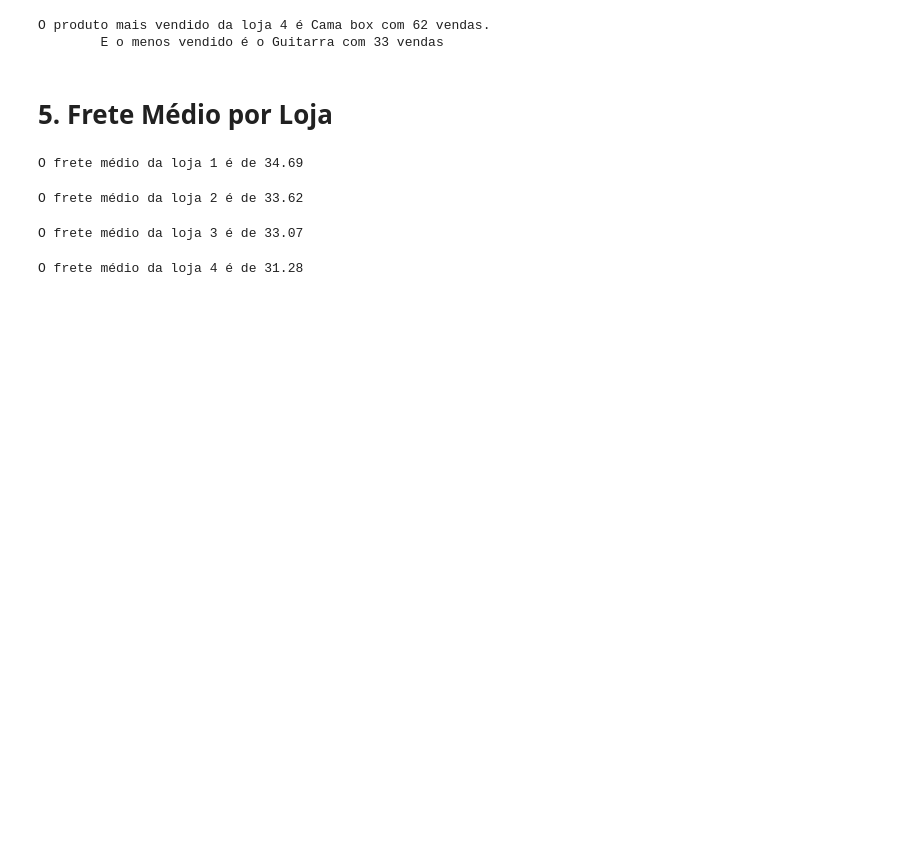
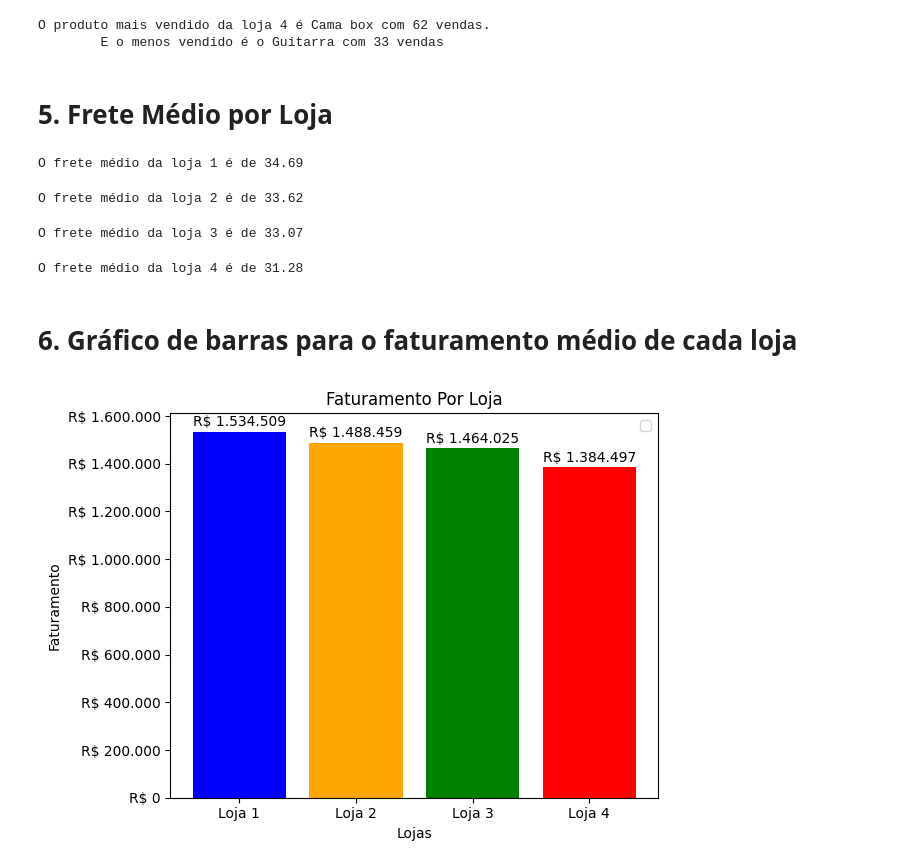
Before and after one commit to FranPomba/challenge1-data-science-main, a Jupyter notebook: AluraStoreBr.ipynb, the cells around one changed output. Cells and saved outputs as stored; diff of their text form; code cells hidden in the pictures; blank space fills up the shorter version.

Commit message:
implementacao dos graficos para analise de dados

```diff
--- a/AluraStoreBr.ipynb
+++ b/AluraStoreBr.ipynb
@@ -195,3 +195,33 @@ O frete médio da loja 3 é de 33.07
 print(f"O frete médio da loja 4 é de {frete_medio_loja4:.2f}")
 # %% [output]
 O frete médio da loja 4 é de 31.28
+# %% [markdown]
+# 6. Gráfico de barras para o faturamento médio de cada loja
+# %%
+import matplotlib.pyplot as plt
+import matplotlib.ticker as ticker
+
+faturamentos = {
+    "Loja 1": faturamento_loja1,
+    "Loja 2": faturamento_loja2,
+    "Loja 3": faturamento_loja3,
+    "Loja 4": faturamento_loja4,
+}
+
+plt.bar(faturamentos.keys(), faturamentos.values(), color=["blue", "orange", "green", "red"])
+plt.title("Faturamento Por Loja")
+plt.xlabel("Lojas")
+plt.ylabel("Faturamento")
+plt.gca().yaxis.set_major_formatter(ticker.FuncFormatter(lambda x, _, : f"R$ {int(x):,}".replace(",", ".")))
+
+for i, (loja, faturamento) in enumerate(faturamentos.items()):
+    plt.text(i, faturamento + 10000,
+             f"R$ {int(faturamento):,}".replace(",", "."),
+             ha="center",
+             va="bottom")
+
+plt.legend()
+plt.tight_layout()
+plt.show()
+# %% [output]
+[figure, added]
```
Also changed, not shown: parts of 11 cells of this notebook.
